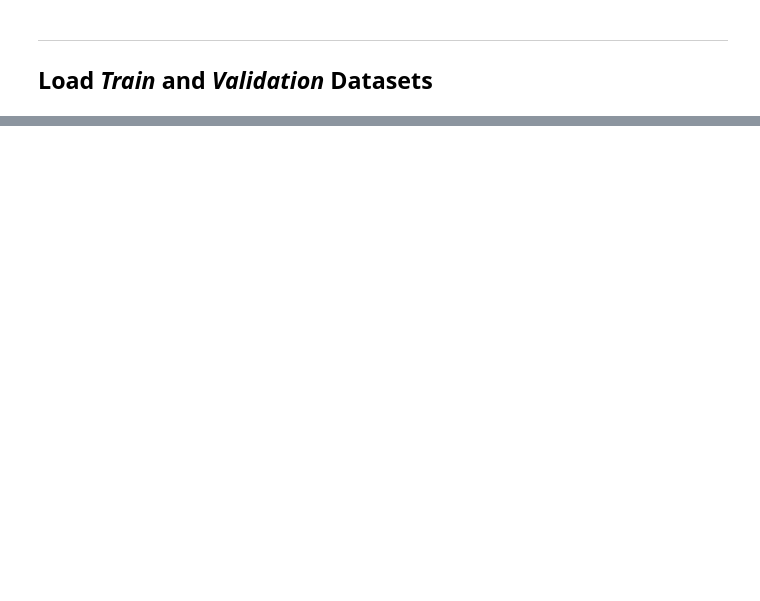
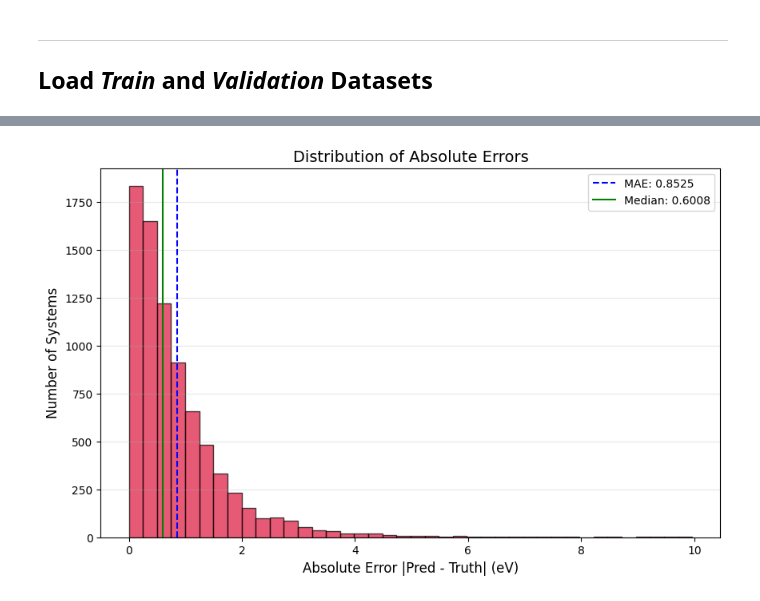
Before and after one commit to juanpaz90/h2-catalyst-ml, a Jupyter notebook: train_gem_net.ipynb, the cells around one changed output, grey strips where cells are left out. Saved outputs shown, nothing was run; the diff lists cells and outputs as text; code cells hidden in the pictures; blank space fills up the shorter version.

```diff
--- a/train_gem_net.ipynb
+++ b/train_gem_net.ipynb
@@ -91,0 +64,4 @@ Extracting final predictions on validation set...
+# %%
+plot_error_distribution(g_preds_32k, g_targets_32k)
+# %% [output]
+[figure, added]
```
Also changed, not shown: parts of 26 cells of this notebook, 12 other files.
